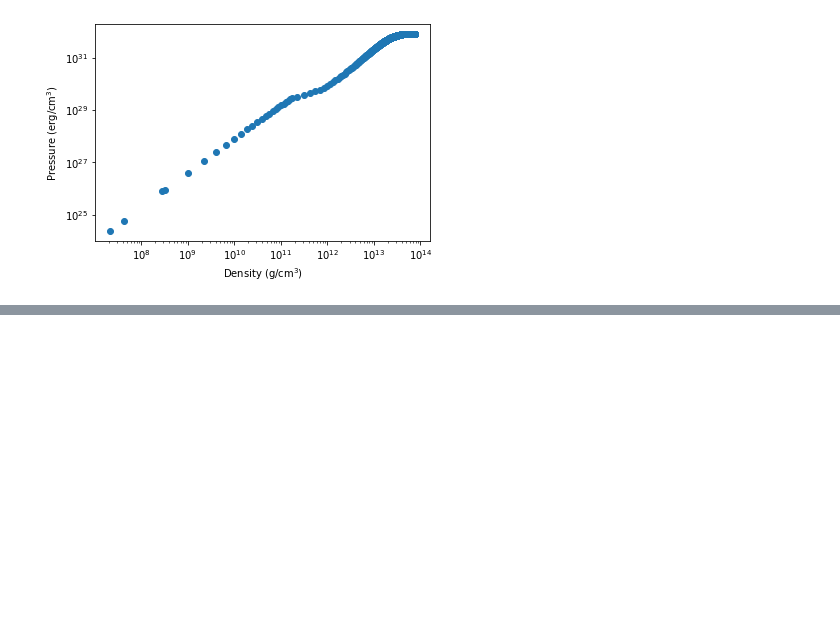
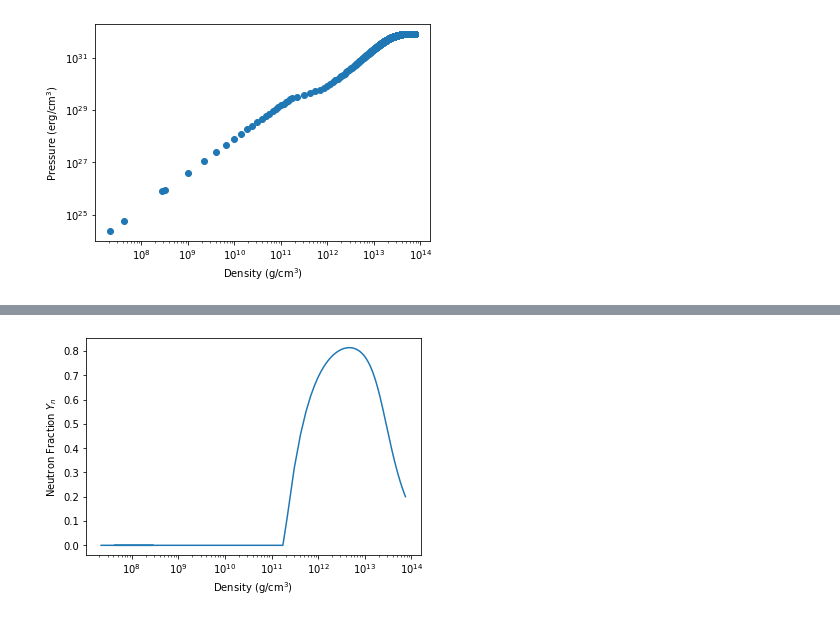
Before and after one commit to thomas-03/homework, a Jupyter notebook: 5460/homework9.ipynb, the cells around one changed output, grey strips where cells are left out. Drawn from its saved outputs; the diff is of its cells as text; code cells hidden in the pictures; blank space fills up the shorter version.

```diff
--- a/5460/homework9.ipynb
+++ b/5460/homework9.ipynb
@@ -86,0 +115,8 @@ plt.show()
+# %%
+plt.plot(rho,Y_n)
+plt.xscale('log')
+plt.xlabel('Density (g/cm$^3$)')
+plt.ylabel('Neutron Fraction $Y_n$')
+plt.show()
+# %% [output]
+[figure, added]
```
Also changed, not shown: parts of 3 cells of this notebook.
